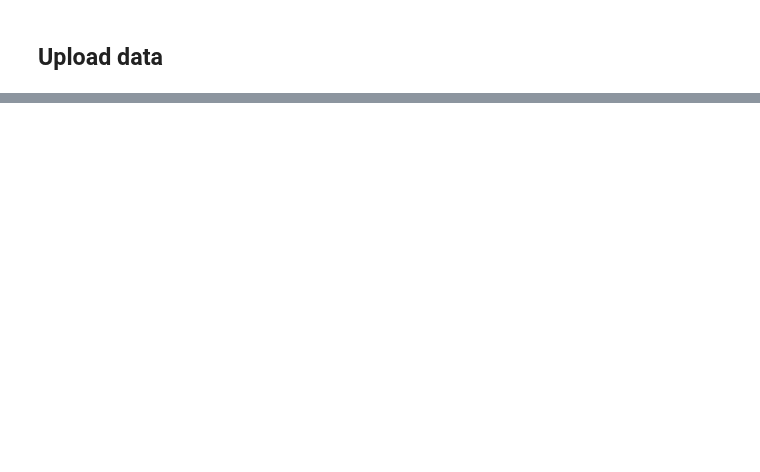
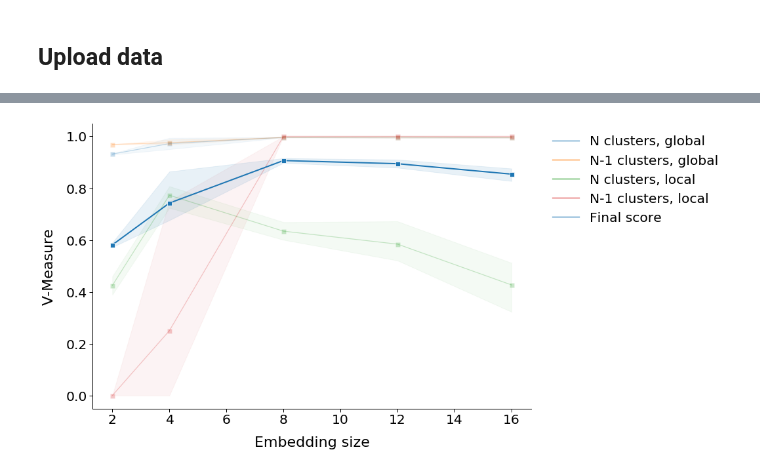
Before and after one commit to AlexWorldD/NetEmbs, a Jupyter notebook: Sensitivity analysis.ipynb, the cells around one changed output, grey strips where cells are left out. Drawn from its saved outputs; the diff is of its cells as text; code cells hidden in the pictures; blank space fills up the shorter version.

```diff
--- a/Sensitivity analysis.ipynb
+++ b/Sensitivity analysis.ipynb
@@ -25,11 +55,0 @@ def countNext(df):
-# %%
-CONFIG.WINDOW_SIZE = 3
-# CONFIG.PRESSURE = 10
-# CONFIG.WALKS_PER_NODE = 10
-# CONFIG.WALKS_LENGTH = 10
-CONFIG.HACK = 0.5
-print(f"Current config parameters: \n WALKS_PER_NODE={CONFIG.WALKS_PER_NODE}, \n walk_length={CONFIG.WALKS_LENGTH}")
-print(f"PRESSURE={CONFIG.PRESSURE} \n WINDOW_SIZE={CONFIG.WINDOW_SIZE}")
-cur_pairs = get_SkipGrams(d, walks_per_node=CONFIG.WALKS_PER_NODE, \
-                          walk_length=CONFIG.WALKS_LENGTH, use_cache=False)
-print(len(cur_pairs))
@@ -381,0 +154,6 @@ dict(zip(embs.GroundTruth.unique(), embs.GroundTruth.unique()))
+# %%
+import numpy as np
+CONFIG.ROOT_FOLDER = "UvA/LargeDataset/"
+RESULT_FILE = "ResultsSensitivity.xlsx"
+sens = pd.read_excel(CONFIG.ROOT_FOLDER + RESULT_FILE, index_col=0)
+sens.head(2)
@@ -381,0 +235,4 @@ dict(zip(embs.GroundTruth.unique(), embs.GroundTruth.unique()))
+# %%
+plotSensitivity(sens, metric="V-M", on="Embedding size", mode="all")
+# %% [output]
+[figure, added]
```
Also changed, not shown: parts of 41 cells of this notebook, 23 other files.
